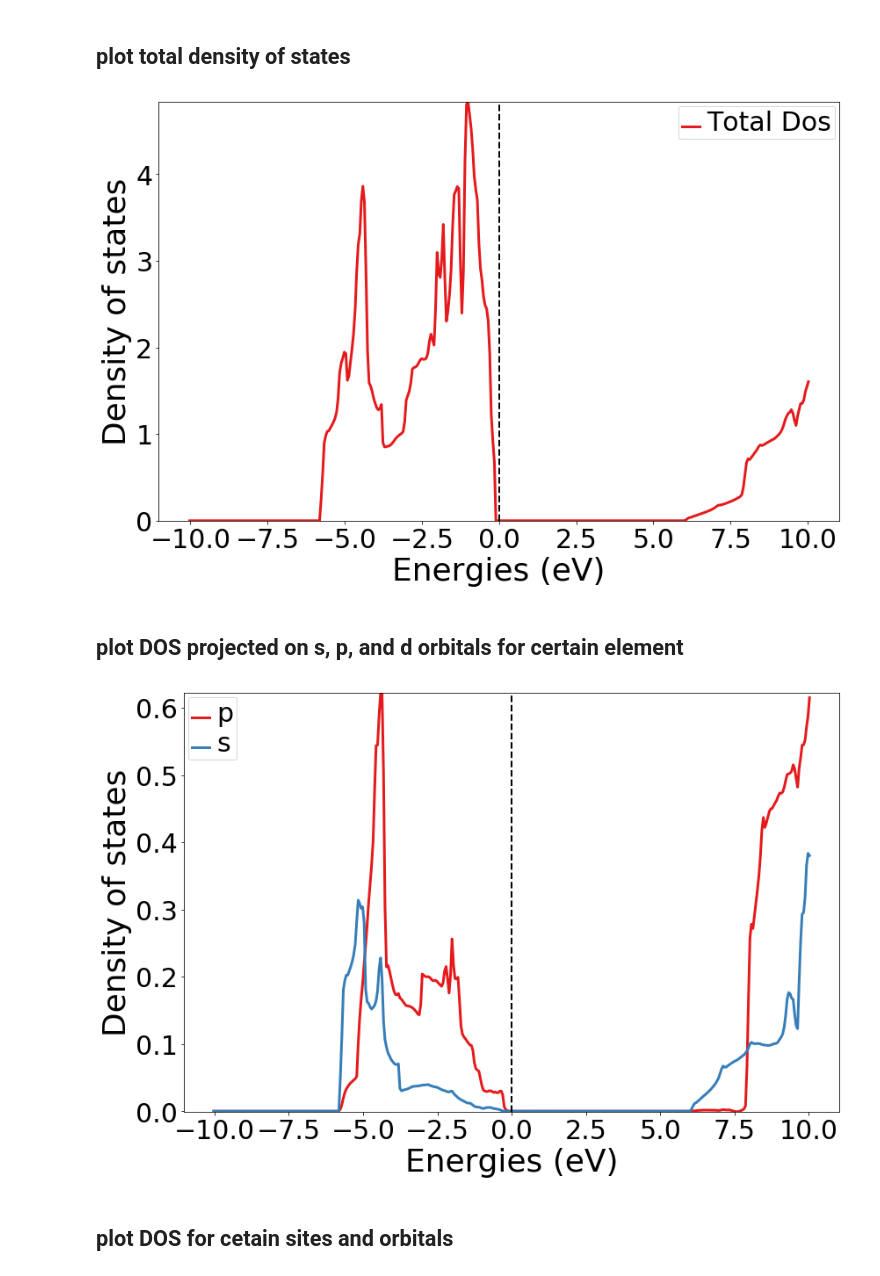
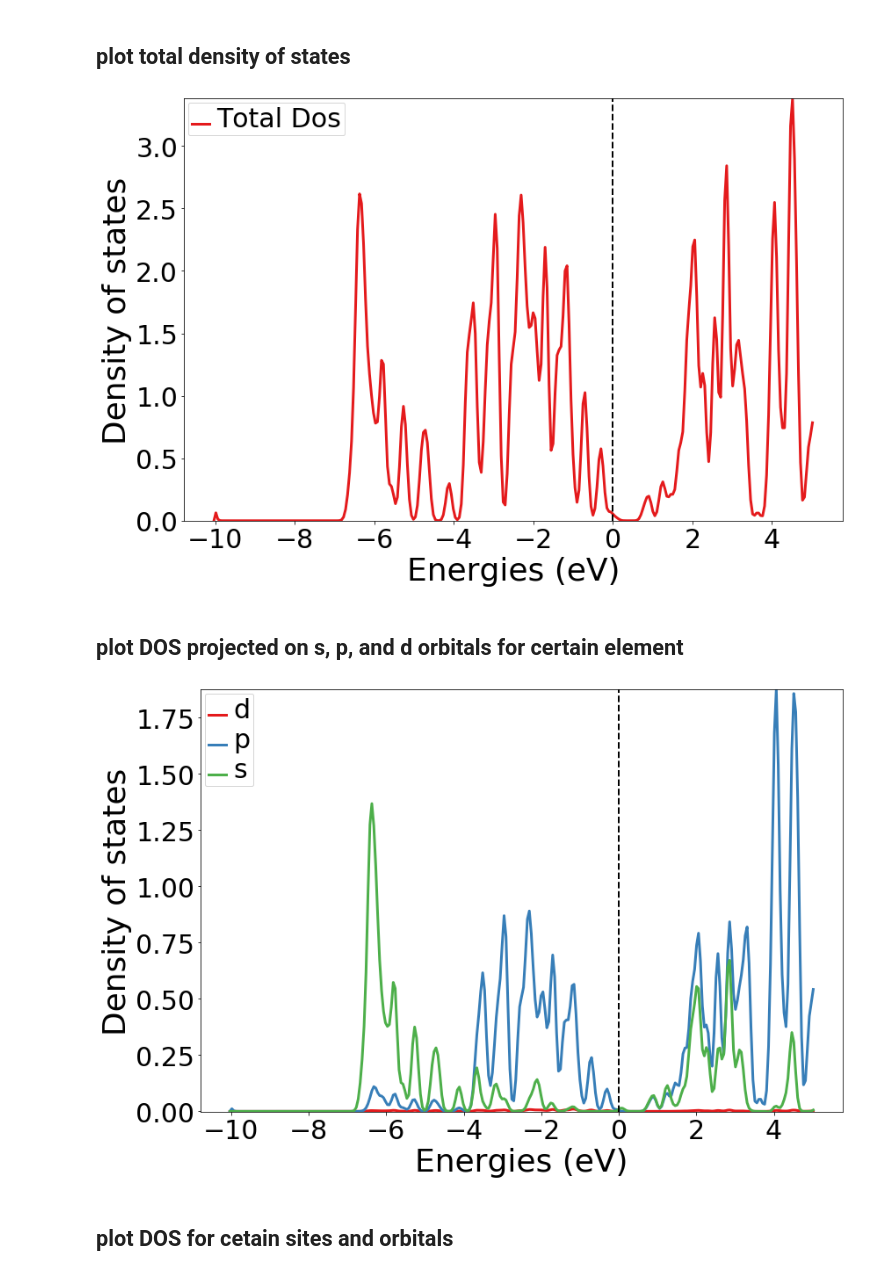
Before and after one commit to materialsvirtuallab/matgenb, a Jupyter notebook: notebooks/2019-01-11-How to plot and evaluate output files from Lobster.ipynb, the cells around one changed output. Saved outputs shown, nothing was run; the diff lists cells and outputs as text; code cells hidden in the pictures.

Commit message:
Update lobster tutorial

```diff
--- a/notebooks/2019-01-11-How to plot and evaluate output files from Lobster.ipynb
+++ b/notebooks/2019-01-11-How to plot and evaluate output files from Lobster.ipynb
@@ -134,7 +146,7 @@ from pymatgen.core.composition import Element
 ## read in DOSCAR.lobster and get structure object for later
 # %%
 #read in DOSCAR.lobster
-doscar=Doscar(doscar="lobster_data/DOSCAR.lobster",structure_file="lobster_data/POSCAR")
+doscar=Doscar(doscar="lobster_data/GaAs/DOSCAR.lobster",structure_file="lobster_data/GaAs/POSCAR")
 complete_dos=doscar.completedos
 #get structure object
 structure=complete_dos.structure
@@ -146,17 +158,17 @@ Plotter=DosPlotter()
 Plotter.add_dos("Total Dos",doscar.tdos)
 Plotter.get_plot().show()
 # %% [output]
-[figure, old version]
+[figure, new version]
 # %% [markdown]
 ## plot DOS projected on s, p, and d orbitals for certain element
 # %%
 #plot DOS of s,p, and d orbitals for certain element
 Plotter=DosPlotter()
-el=Element("Al")
+el=Element("Ga")
 Plotter.add_dos_dict(complete_dos.get_element_spd_dos(el=el))
 Plotter.get_plot().show()
 # %% [output]
-[figure, old version]
+[figure, new version]
 # %% [markdown]
 ## plot DOS for cetain sites and orbitals
 # %%
```
Also changed, not shown: parts of 39 cells of this notebook, 36 other files.
